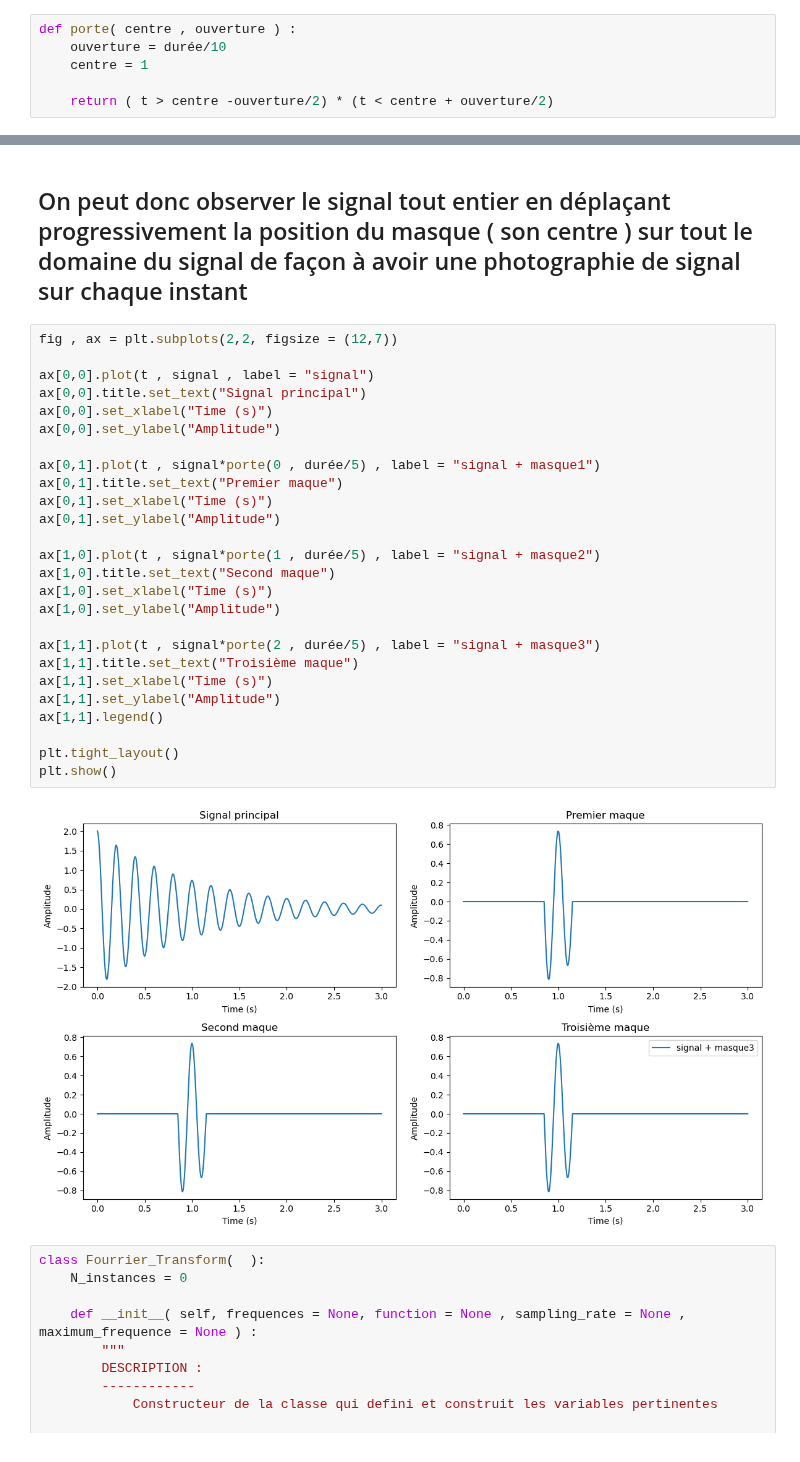
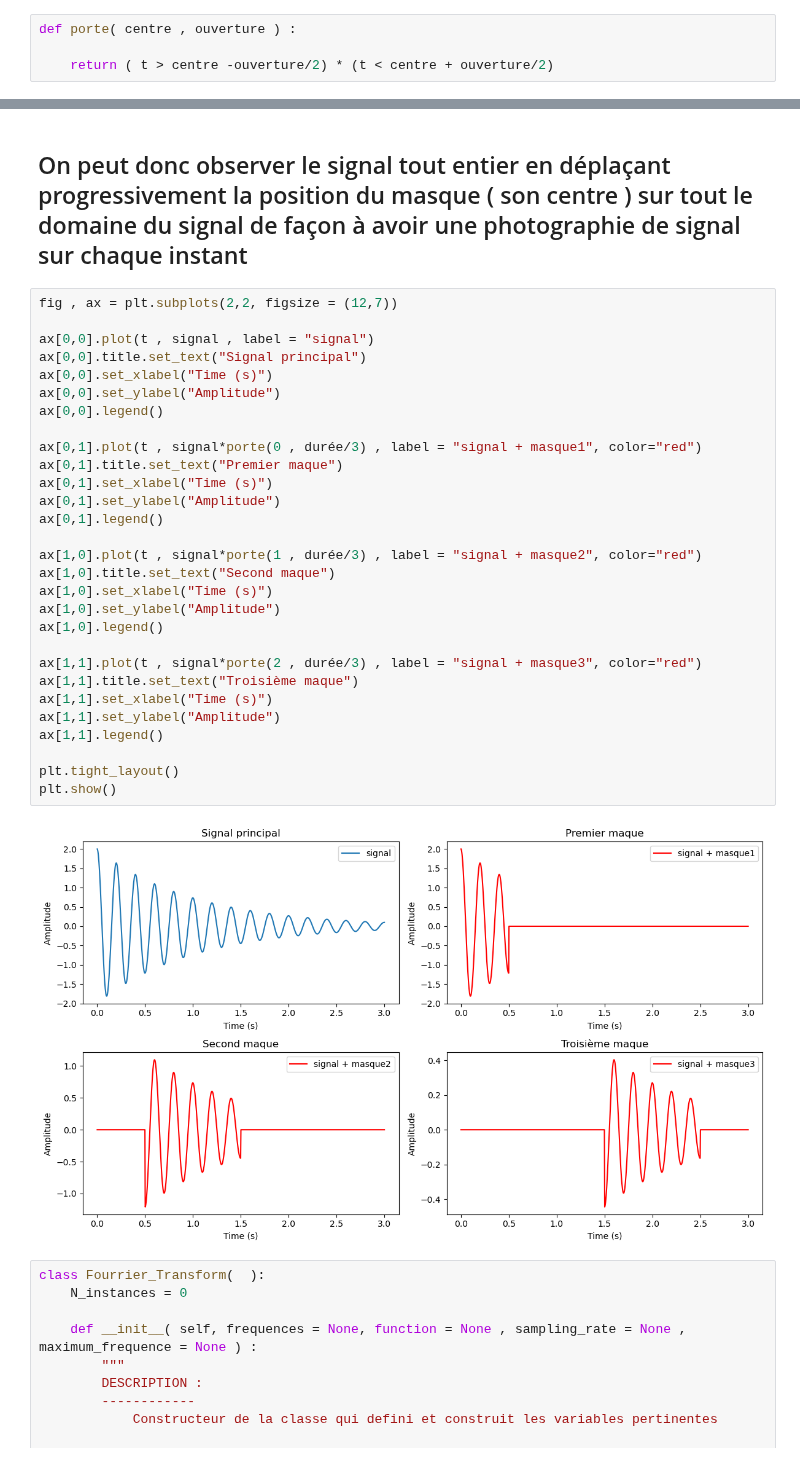
Before and after one commit to Brice-KENGNI-ZANGUIM/Signal_Processing, a Jupyter notebook: 4 - Spectograme/4 - Spectogram Temp_Fréquence.ipynb, the cells around one changed output, grey strips where cells are left out. Drawn from its saved outputs; the diff is of its cells as text.

Commit message:
signal masque

```diff
--- a/4 - Spectograme/4 - Spectogram Temp_Fréquence.ipynb
+++ b/4 - Spectograme/4 - Spectogram Temp_Fréquence.ipynb
@@ -85,8 +85,6 @@ plt.show()
 <h2> Et le masque carré suivant centré sur la seconde 1
 # %%
 def porte( centre , ouverture ) :
-    ouverture = durée/10
-    centre = 1
 
     return ( t > centre -ouverture/2) * (t < centre + ouverture/2)
 # %%
@@ -117,31 +115,34 @@ plt.show()
 # %%
 fig , ax = plt.subplots(2,2, figsize = (12,7))
 
 ax[0,0].plot(t , signal , label = "signal")
 ax[0,0].title.set_text("Signal principal")
 ax[0,0].set_xlabel("Time (s)")
 ax[0,0].set_ylabel("Amplitude")
+ax[0,0].legend()
 
-ax[0,1].plot(t , signal*porte(0 , durée/5) , label = "signal + masque1")
+ax[0,1].plot(t , signal*porte(0 , durée/3) , label = "signal + masque1", color="red")
 ax[0,1].title.set_text("Premier maque")
 ax[0,1].set_xlabel("Time (s)")
 ax[0,1].set_ylabel("Amplitude")
+ax[0,1].legend()
 
-ax[1,0].plot(t , signal*porte(1 , durée/5) , label = "signal + masque2")
+ax[1,0].plot(t , signal*porte(1 , durée/3) , label = "signal + masque2", color="red")
 ax[1,0].title.set_text("Second maque")
 ax[1,0].set_xlabel("Time (s)")
 ax[1,0].set_ylabel("Amplitude")
+ax[1,0].legend()
 
-ax[1,1].plot(t , signal*porte(2 , durée/5) , label = "signal + masque3")
+ax[1,1].plot(t , signal*porte(2 , durée/3) , label = "signal + masque3", color="red")
 ax[1,1].title.set_text("Troisième maque")
 ax[1,1].set_xlabel("Time (s)")
 ax[1,1].set_ylabel("Amplitude")
 ax[1,1].legend()
 
 plt.tight_layout()
 plt.show()
 # %% [output]
-[figure, old version]
+[figure, new version]
 # %%
 class Fourrier_Transform(  ):
     N_instances = 0
```
